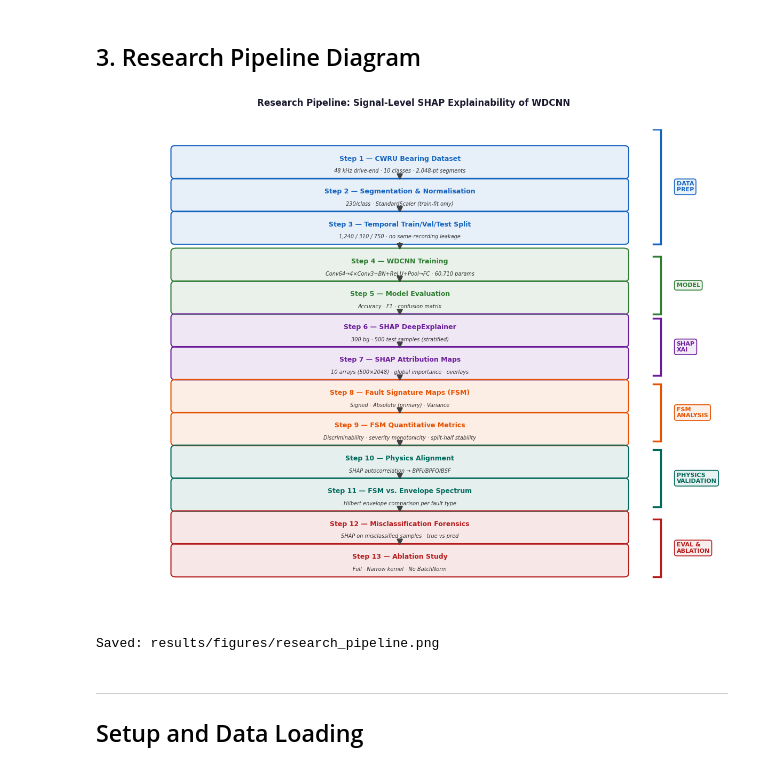
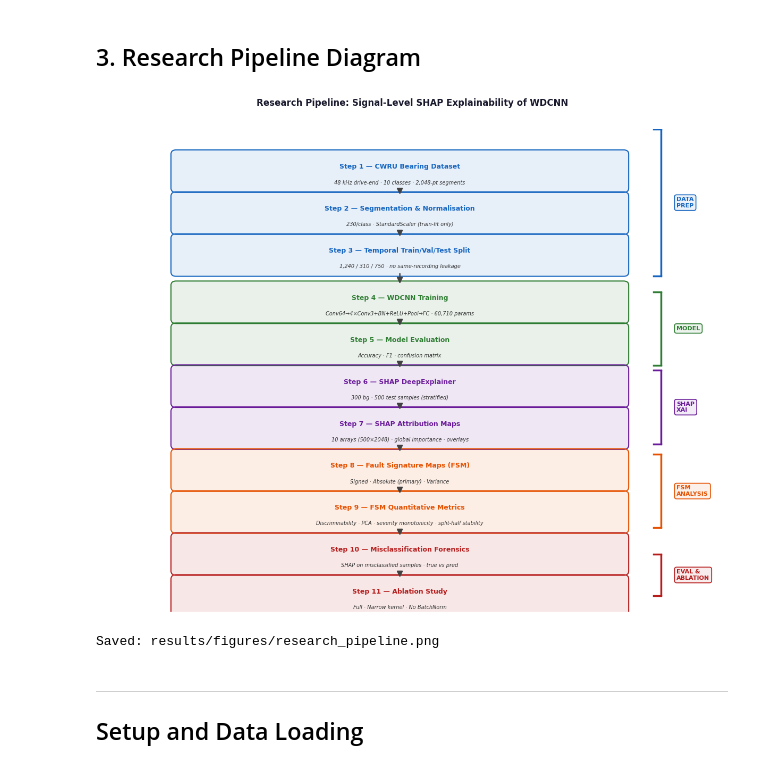
Before and after one commit to ekkirinaldi/ai-bearing-conference, a Jupyter notebook: kaggle/input/cwru-bearing-datasets/ID-crwu-bearings-wdcnn-shap-signal-explainability.ipynb, the cells around one changed output. Saved outputs shown, nothing was run; the diff lists cells and outputs as text; code cells hidden in the pictures.

```diff
--- a/kaggle/input/cwru-bearing-datasets/ID-crwu-bearings-wdcnn-shap-signal-explainability.ipynb
+++ b/kaggle/input/cwru-bearing-datasets/ID-crwu-bearings-wdcnn-shap-signal-explainability.ipynb
@@ -65,7 +61,7 @@ from matplotlib.patches import FancyBboxPatch
 
 fig, ax = plt.subplots(figsize=(12, 10))
 ax.set_xlim(0, 10)
-ax.set_ylim(1.2, 13.0)
+ax.set_ylim(3.8, 13.0)
 ax.axis("off")
 
 PAL = {
@@ -125,43 +121,38 @@ steps = [
     (6.5,  "Step 8 — Fault Signature Maps (FSM)",
      "Signed · Absolute (primary) · Variance", PAL["fsm"]),
     (5.7,  "Step 9 — FSM Quantitative Metrics",
-     "Discriminability · severity monotonicity · split-half stability", PAL["fsm"]),
-    (4.9,  "Step 10 — Physics Alignment",
-     "SHAP autocorrelation → BPFI/BPFO/BSF", PAL["physics"]),
-    (4.1,  "Step 11 — FSM vs. Envelope Spectrum",
-     "Hilbert envelope comparison per fault type", PAL["physics"]),
-    (3.3,  "Step 12 — Misclassification Forensics",
+     "Discriminability · PCA · severity monotonicity · split-half stability", PAL["fsm"]),
+    (4.9,  "Step 10 — Misclassification Forensics",
      "SHAP on misclassified samples · true vs pred", PAL["eval"]),
-    (2.5,  "Step 13 — Ablation Study",
+    (4.1,  "Step 11 — Ablation Study",
      "Full · Narrow kernel · No BatchNorm", PAL["eval"]),
 ]
 
 for (y, title, sub, col) in steps:
     draw_box(ax, CX, y, W, H, title, sub, col)
 
 ys = [s[0] for s in steps]
 for i in range(len(ys) - 1):
     draw_arrow(ax, CX, ys[i] - H/2, CX, ys[i+1] + H/2)
 
 BX = 9.0
 draw_bracket(ax, BX, 13.0, 10.2, "DATA\nPREP",        PAL["data"])
 draw_bracket(ax, BX, 9.9,  8.5,  "MODEL",             PAL["model"])
 draw_bracket(ax, BX, 8.4,  7.0,  "SHAP\nXAI",         PAL["shap"])
 draw_bracket(ax, BX, 6.8,  5.4,  "FSM\nANALYSIS",     PAL["fsm"])
-draw_bracket(ax, BX, 5.2,  3.8,  "PHYSICS\nVALIDATION", PAL["physics"])
-draw_bracket(ax, BX, 3.5,  2.1,  "EVAL &\nABLATION",  PAL["eval"])
+draw_bracket(ax, BX, 4.9,  4.1,  "EVAL &\nABLATION",  PAL["eval"])
 
 fig.suptitle("Research Pipeline: Signal-Level SHAP Explainability of WDCNN",
              fontsize=12, fontweight="bold", y=0.98, color="#1a1a2e", family="sans-serif")
 
 plt.tight_layout(rect=[0, 0, 1, 0.97])
 os.makedirs(os.path.join("results", "figures"), exist_ok=True)
 _pipeline_path = os.path.join("results", "figures", "research_pipeline.png")
 plt.savefig(_pipeline_path, dpi=200, bbox_inches="tight", facecolor="white")
 plt.show()
 print("Saved:", _pipeline_path)
 # %% [output]
-[figure, old version]
+[figure, new version]
 Saved: results/figures/research_pipeline.png
 # %% [markdown]
 ---
```
Also changed, not shown: parts of 39 cells of this notebook.
